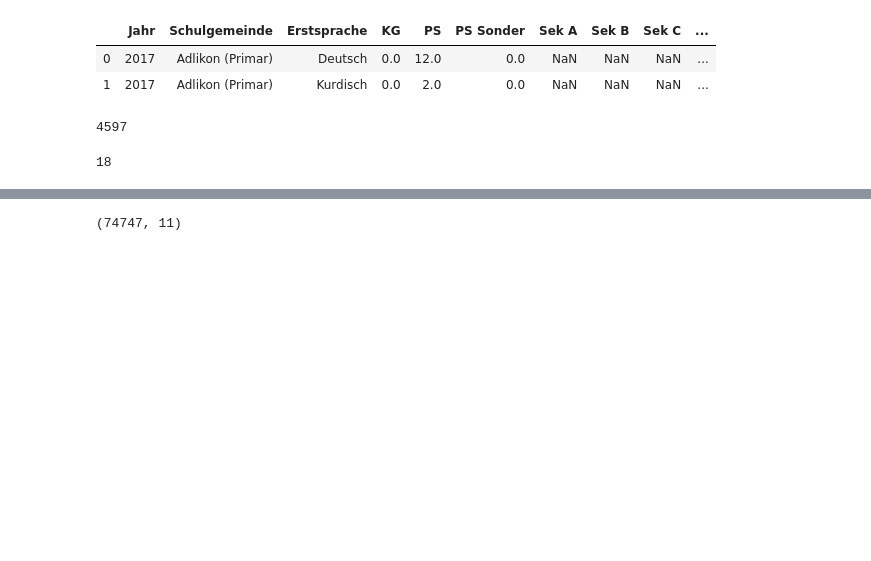
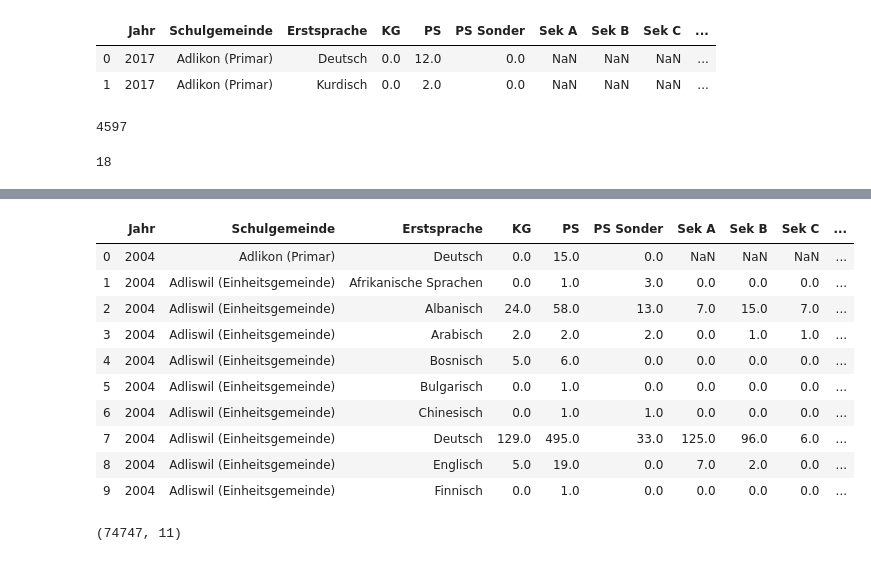
Before and after one commit to MartinSteinegger/cas-ddj, a Jupyter notebook: Projekte mst/Erstsprache nach Gemeinden_Neu.ipynb, the cells around one changed output, grey strips where cells are left out. Saved outputs shown, nothing was run; the diff lists cells and outputs as text; code cells hidden in the pictures; blank space fills up the shorter version.

```diff
--- a/Projekte mst/Erstsprache nach Gemeinden_Neu.ipynb
+++ b/Projekte mst/Erstsprache nach Gemeinden_Neu.ipynb
@@ -50,3 +40,18 @@ dfs[16]
+# %%
+#test, resp. durch die einzelnen dataframes gehen
+dfs[4].head(10)
+# %% [output]
+|  | Jahr | Schulgemeinde | Erstsprache | KG | PS | PS Sonder | Sek A | Sek B | Sek C | ... |
+| 0 | 2004 | Adlikon (Primar) | Deutsch | 0.0 | 15.0 | 0.0 | NaN | NaN | NaN | ... |
+| 1 | 2004 | Adliswil (Einheitsgemeinde) | Afrikanische Sprachen | 0.0 | 1.0 | 3.0 | 0.0 | 0.0 | 0.0 | ... |
+| 2 | 2004 | Adliswil (Einheitsgemeinde) | Albanisch | 24.0 | 58.0 | 13.0 | 7.0 | 15.0 | 7.0 | ... |
+| 3 | 2004 | Adliswil (Einheitsgemeinde) | Arabisch | 2.0 | 2.0 | 2.0 | 0.0 | 1.0 | 1.0 | ... |
+| 4 | 2004 | Adliswil (Einheitsgemeinde) | Bosnisch | 5.0 | 6.0 | 0.0 | 0.0 | 0.0 | 0.0 | ... |
+| 5 | 2004 | Adliswil (Einheitsgemeinde) | Bulgarisch | 0.0 | 1.0 | 0.0 | 0.0 | 0.0 | 0.0 | ... |
+| 6 | 2004 | Adliswil (Einheitsgemeinde) | Chinesisch | 0.0 | 1.0 | 1.0 | 0.0 | 0.0 | 0.0 | ... |
+| 7 | 2004 | Adliswil (Einheitsgemeinde) | Deutsch | 129.0 | 495.0 | 33.0 | 125.0 | 96.0 | 6.0 | ... |
+| 8 | 2004 | Adliswil (Einheitsgemeinde) | Englisch | 5.0 | 19.0 | 0.0 | 7.0 | 2.0 | 0.0 | ... |
+| 9 | 2004 | Adliswil (Einheitsgemeinde) | Finnisch | 0.0 | 1.0 | 0.0 | 0.0 | 0.0 | 0.0 | ... |
 # %%
 #alle dateien zu einem datenframe zusammenhängen
 df_all = pd.concat(dfs, ignore_index=True)
```
Also changed, not shown: parts of 7 cells of this notebook.
